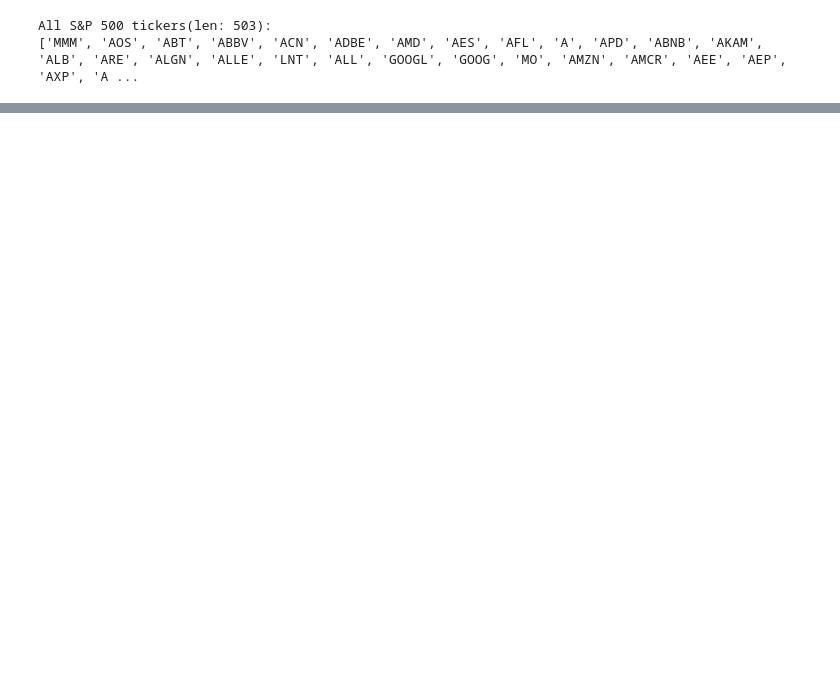
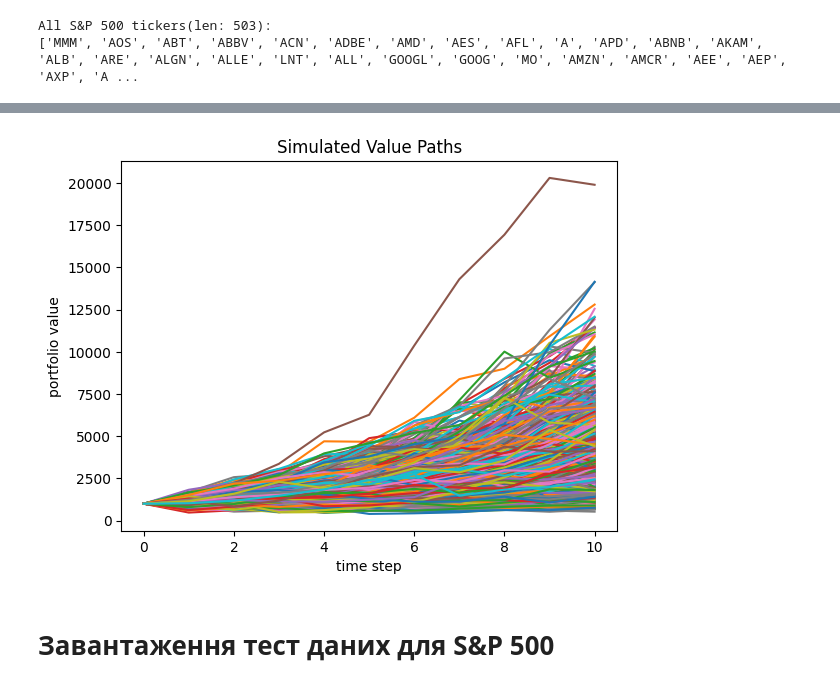
Before and after one commit to SerhiiDolhopolov/portfolio_optimization, a Jupyter notebook: main.ipynb, the cells around one changed output, grey strips where cells are left out. Cells and saved outputs as stored; diff of their text form; code cells hidden in the pictures; blank space fills up the shorter version.

```diff
--- a/main.ipynb
+++ b/main.ipynb
@@ -235,0 +253,12 @@ sp500_train_df
+# %%
+for scenario in r_period10:
+    y = [np.prod(1 + scenario[0:i]) * v0 for i in range(0, years + 1)]
+    plt.plot(range(0, years + 1), y)
+plt.xlabel('time step')
+plt.ylabel('portfolio value')
+plt.title('Simulated Value Paths')
+plt.show()
+# %% [output]
+[figure, added]
+# %% [markdown]
+# Завантаження тест даних для S&P 500
```
Also changed, not shown: parts of 87 cells of this notebook, 12 other files.
